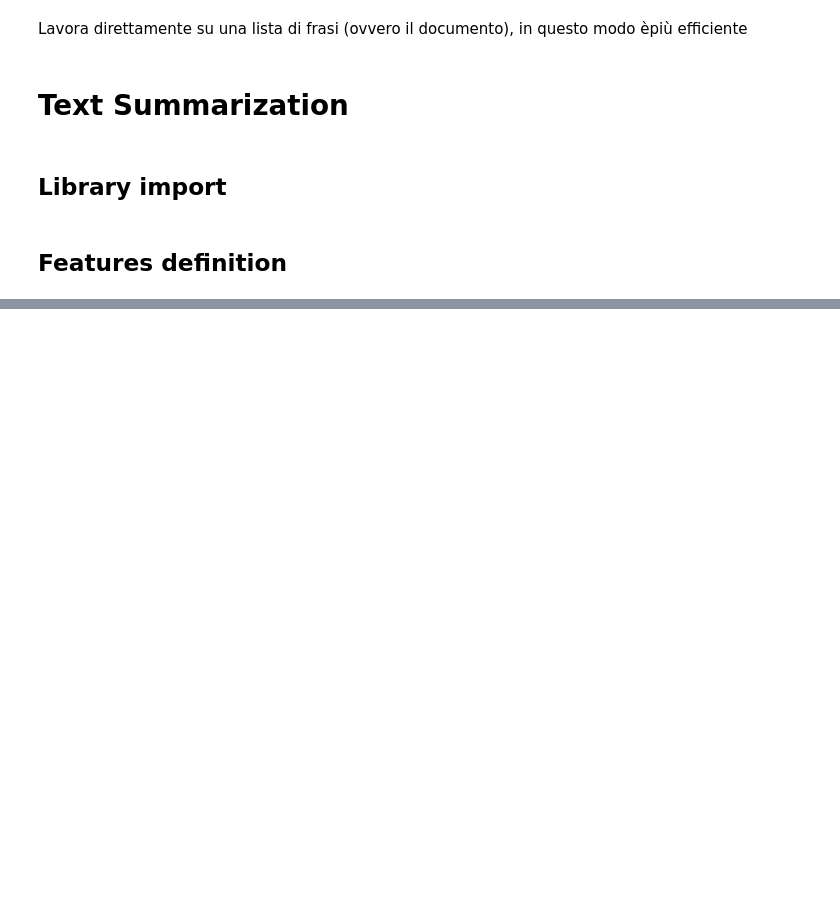
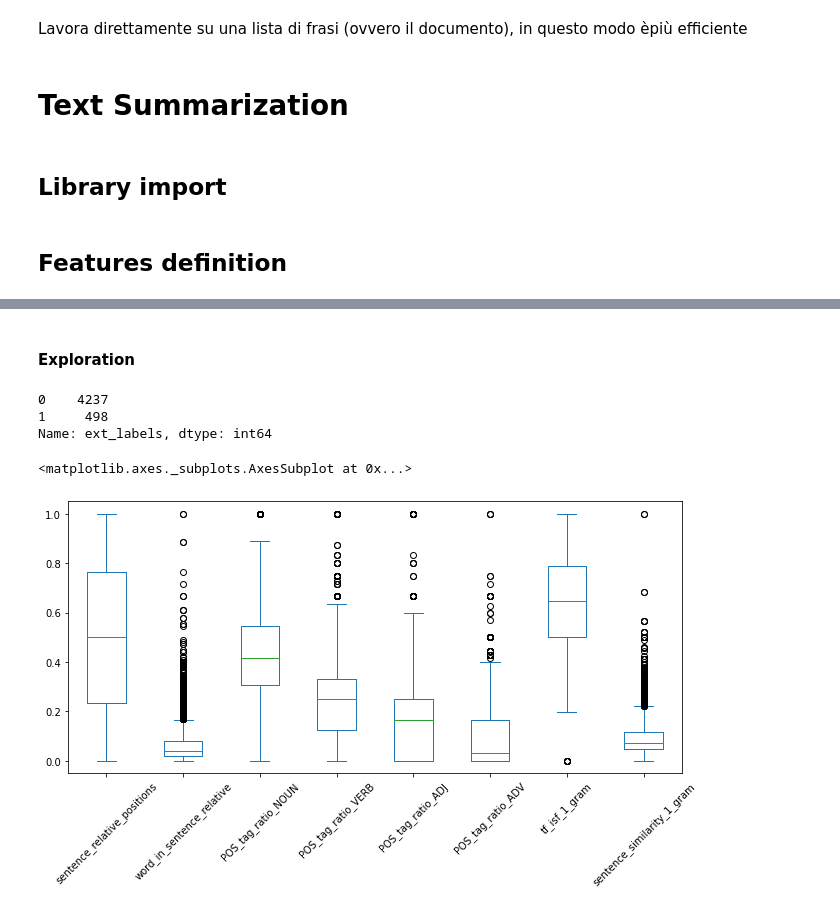
Before and after one commit to giocoal/reddit-tldr-summarizer-and-topic-modeling, a Jupyter notebook: 1_text_summarization.ipynb, the cells around one changed output, grey strips where cells are left out. Cells and saved outputs as stored; diff of their text form; code cells hidden in the pictures; blank space fills up the shorter version.

```diff
--- a/1_text_summarization.ipynb
+++ b/1_text_summarization.ipynb
@@ -132,0 +156,3 @@ s = sentence_feature_matrix(train[['document_lemmatized','POS_tag']].iloc[0])
+# %%
+%time dfs = val_lem_tag.apply(sentence_feature_matrix, axis=1)
+val_summarization = pd.concat(list(dfs), ignore_index=True)
@@ -132,0 +162,3 @@ s = sentence_feature_matrix(train[['document_lemmatized','POS_tag']].iloc[0])
+# %%
+%time test_summarization_splitted = test_lem_tag.apply(sentence_feature_matrix, axis=1)
+test_summarization = pd.concat(list(test_summarization_splitted), ignore_index=True)
@@ -132,0 +181,17 @@ s = sentence_feature_matrix(train[['document_lemmatized','POS_tag']].iloc[0])
+# %% [markdown]
+#### Exploration
+# %%
+dataset_summarization = pd.concat([train_summarization,val_summarization,test_summarization])
+# %%
+features = dataset_summarization.columns.delete(-1)
+# %%
+dataset_summarization['ext_labels'].value_counts()
+# %% [output]
+0    4237
+1     498
+Name: ext_labels, dtype: int64
+# %%
+dataset_summarization[features].plot.box(figsize=(11,5), rot=45)
+# %% [output]
+<matplotlib.axes._subplots.AxesSubplot at 0x...>
+[figure, added]
```
Also changed, not shown: parts of 29 cells of this notebook.
